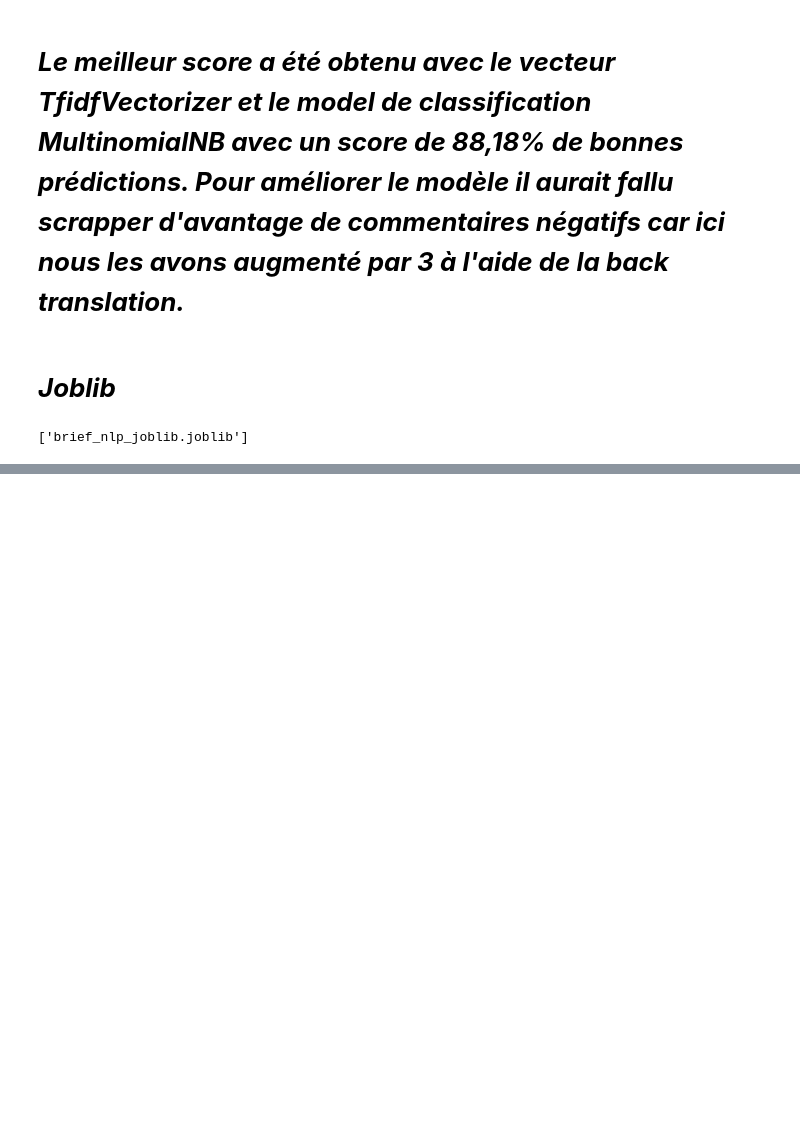
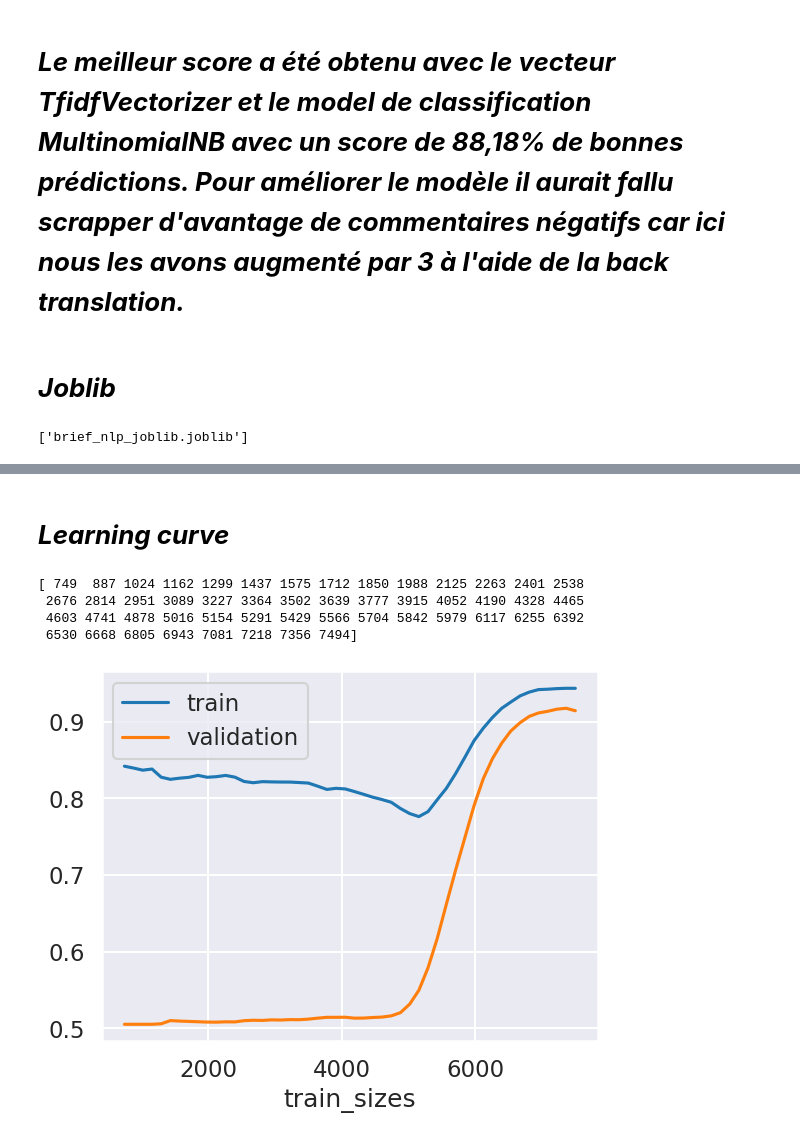
Before and after one commit to rastakoer/scrap_flask_nlp, a Jupyter notebook: briefV2.ipynb, the cells around one changed output, grey strips where cells are left out. Cells and saved outputs as stored; diff of their text form; code cells hidden in the pictures; blank space fills up the shorter version.

```diff
--- a/briefV2.ipynb
+++ b/briefV2.ipynb
@@ -490,0 +527,20 @@ joblib.dump(model_complet, 'brief_nlp_joblib.joblib')
+# %% [markdown]
+# ___Learning curve___
+# %%
+from sklearn.model_selection import learning_curve
+from sklearn.model_selection import KFold
+
+N, train_score, val_score = learning_curve(MultNB, X_train_vec, y_train,train_sizes=np.linspace(0.1, 1.0, 50))
+
+print(N)
+plt.plot(N, train_score.mean(axis=1), label='train')
+plt.plot(N, val_score.mean(axis=1), label='validation')
+plt.xlabel('train_sizes')
+plt.legend()
+plt.show()
+# %% [output]
+[ 749  887 1024 1162 1299 1437 1575 1712 1850 1988 2125 2263 2401 2538
+ 2676 2814 2951 3089 3227 3364 3502 3639 3777 3915 4052 4190 4328 4465
+ 4603 4741 4878 5016 5154 5291 5429 5566 5704 5842 5979 6117 6255 6392
+ 6530 6668 6805 6943 7081 7218 7356 7494]
+[figure, added]
```
Also changed, not shown: parts of 7 cells of this notebook, 6 other files.
